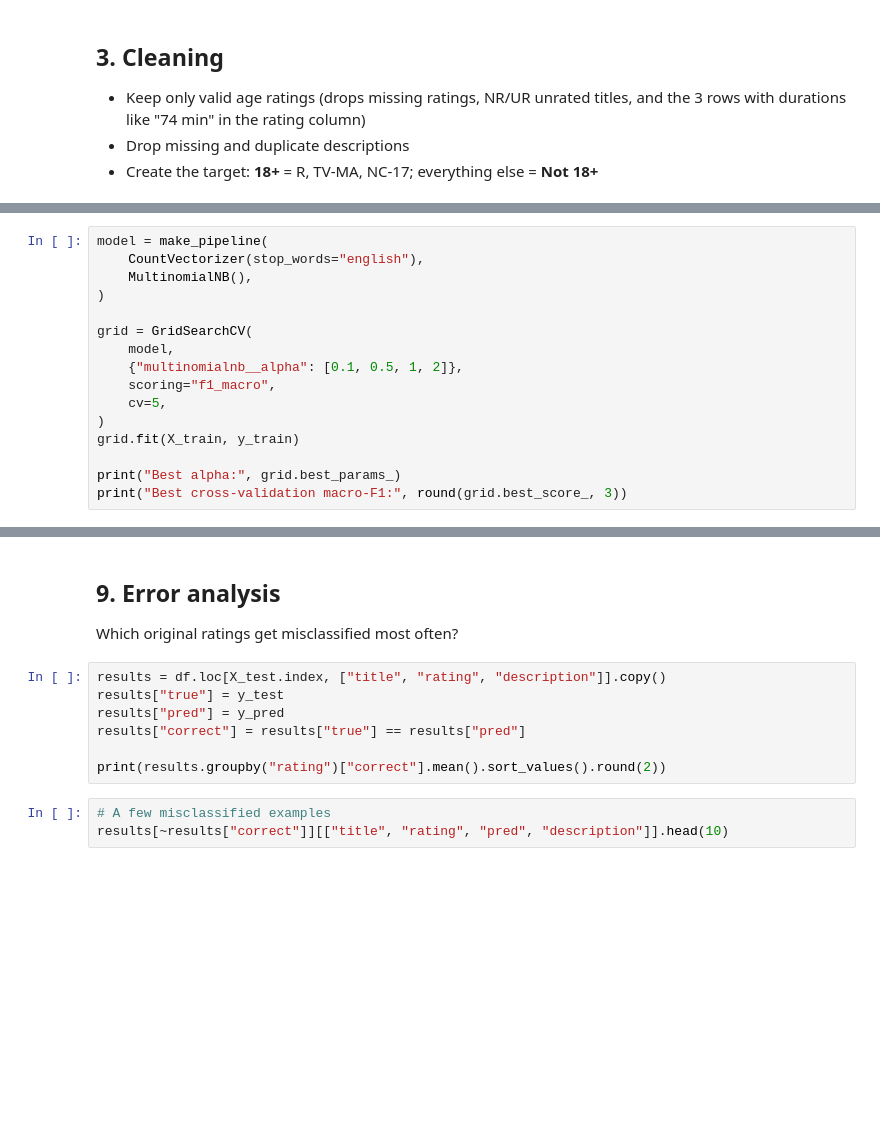
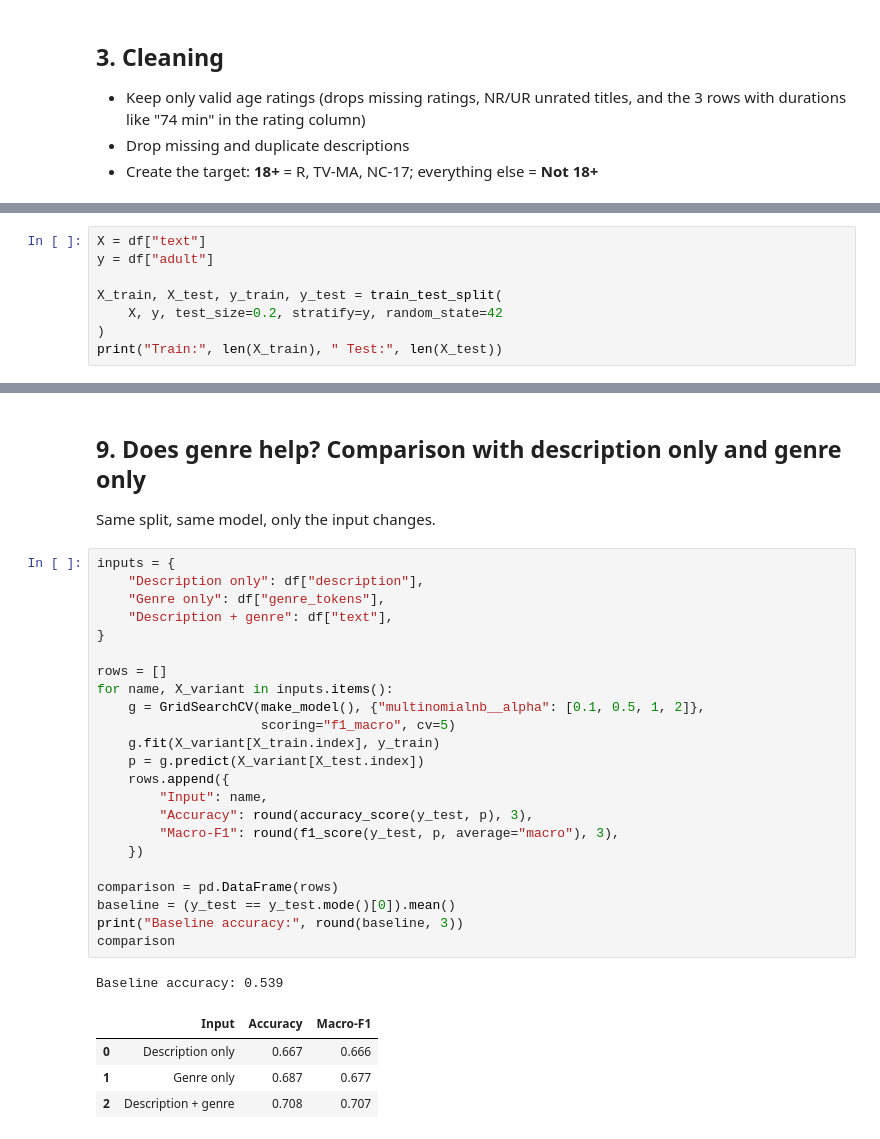
Before and after one commit to kyvenlim72-lang/IE1005-Mini-Project, a Jupyter notebook: IE0005.ipynb, the cells around one changed output, grey strips where cells are left out. Saved outputs shown, nothing was run; the diff lists cells and outputs as text; blank space fills up the shorter version.

```diff
--- a/IE0005.ipynb
+++ b/IE0005.ipynb
@@ -99,16 +213,8 @@ Word counts (CountVectorizer) + Multinomial NB. Alpha (smoothing) is tuned with
 # %%
-model = make_pipeline(
-    CountVectorizer(stop_words="english"),
-    MultinomialNB(),
+X = df["text"]
+y = df["adult"]
+
+X_train, X_test, y_train, y_test = train_test_split(
+    X, y, test_size=0.2, stratify=y, random_state=42
 )
-
-grid = GridSearchCV(
-    model,
-    {"multinomialnb__alpha": [0.1, 0.5, 1, 2]},
-    scoring="f1_macro",
-    cv=5,
-)
-grid.fit(X_train, y_train)
-
-print("Best alpha:", grid.best_params_)
-print("Best cross-validation macro-F1:", round(grid.best_score_, 3))
+print("Train:", len(X_train), " Test:", len(X_test))
@@ -138,13 +272,32 @@ print(nb.classes_[1], "words:", list(words[np.argsort(diff)[:15]]))
 # %% [markdown]
-## 9. Error analysis
-Which original ratings get misclassified most often?
+## 9. Does genre help? Comparison with description only and genre only
+Same split, same model, only the input changes.
 # %%
-results = df.loc[X_test.index, ["title", "rating", "description"]].copy()
-results["true"] = y_test
-results["pred"] = y_pred
-results["correct"] = results["true"] == results["pred"]
+inputs = {
+    "Description only": df["description"],
+    "Genre only": df["genre_tokens"],
+    "Description + genre": df["text"],
+}
 
-print(results.groupby("rating")["correct"].mean().sort_values().round(2))
+rows = []
+for name, X_variant in inputs.items():
+    g = GridSearchCV(make_model(), {"multinomialnb__alpha": [0.1, 0.5, 1, 2]},
+                     scoring="f1_macro", cv=5)
+    g.fit(X_variant[X_train.index], y_train)
+    p = g.predict(X_variant[X_test.index])
+    rows.append({
+        "Input": name,
+        "Accuracy": round(accuracy_score(y_test, p), 3),
+        "Macro-F1": round(f1_score(y_test, p, average="macro"), 3),
+    })
+
+comparison = pd.DataFrame(rows)
+baseline = (y_test == y_test.mode()[0]).mean()
+print("Baseline accuracy:", round(baseline, 3))
+comparison
+# %% [output]
+Baseline accuracy: 0.539
+|  | Input | Accuracy | Macro-F1 |
+| 0 | Description only | 0.667 | 0.666 |
+| 1 | Genre only | 0.687 | 0.677 |
+| 2 | Description + genre | 0.708 | 0.707 |
-# %%
-# A few misclassified examples
-results[~results["correct"]][["title", "rating", "pred", "description"]].head(10)
```
Also changed, not shown: parts of 29 cells of this notebook.
